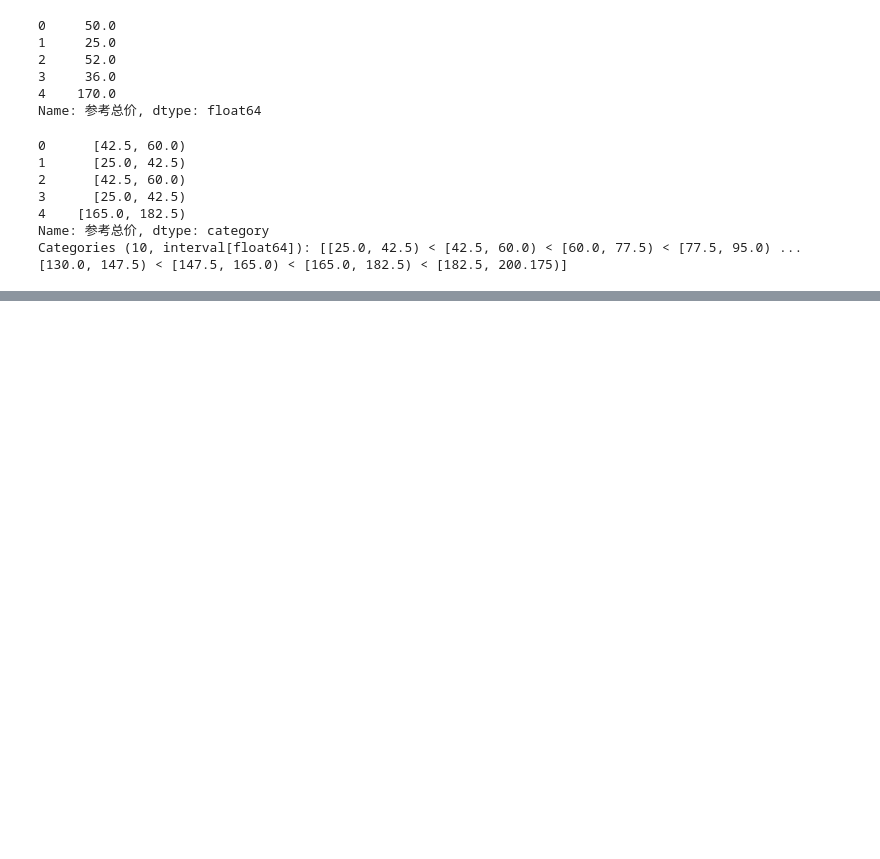
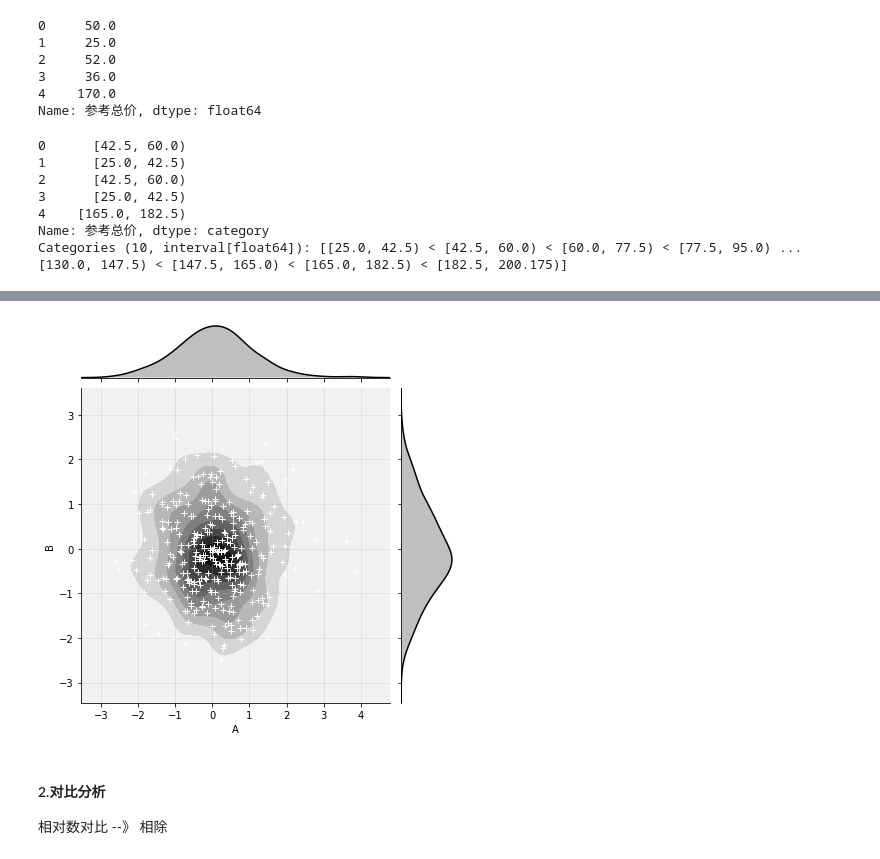
Before and after one commit to 2804983329/data-analysis, a Jupyter notebook: 数据分析python升级/00/核心指标的处理方法.ipynb, the cells around one changed output, grey strips where cells are left out. Drawn from its saved outputs; the diff is of its cells as text; code cells hidden in the pictures; blank space fills up the shorter version.

```diff
--- a/数据分析python升级/00/核心指标的处理方法.ipynb
+++ b/数据分析python升级/00/核心指标的处理方法.ipynb
@@ -91,0 +185,4 @@ Categories (10, interval[float64]): [[25.0, 42.5) < [42.5, 60.0) < [60.0, 77.5)
+# %%
+#多维度直方图
+df = pd.DataFrame(np.random.randn(300,2),columns=['A','B'])
+df.head()
@@ -91,0 +196,10 @@ Categories (10, interval[float64]): [[25.0, 42.5) < [42.5, 60.0) < [60.0, 77.5)
+# %%
+g = sns.jointplot(x=df['A'],y=df['B'],data=df,kind = 'kde' , color='k')
+g.plot_joint(plt.scatter,c='w',s=30,linewidth = 1,marker = '+')
+plt.grid(alpha=0.3)
+# %% [output]
+[figure, added]
+# %% [markdown]
+#### 2.对比分析
+
+相对数对比 --》 相除
```
Also changed, not shown: parts of 7 cells of this notebook.
